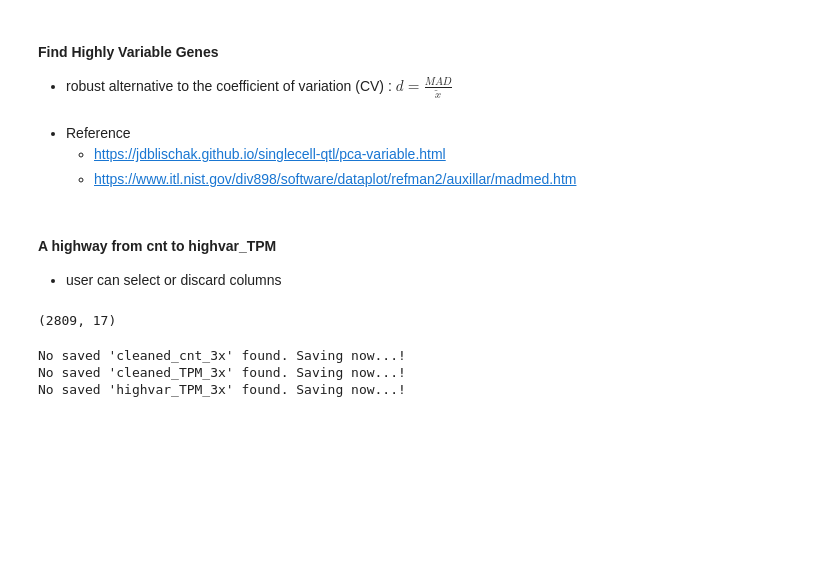
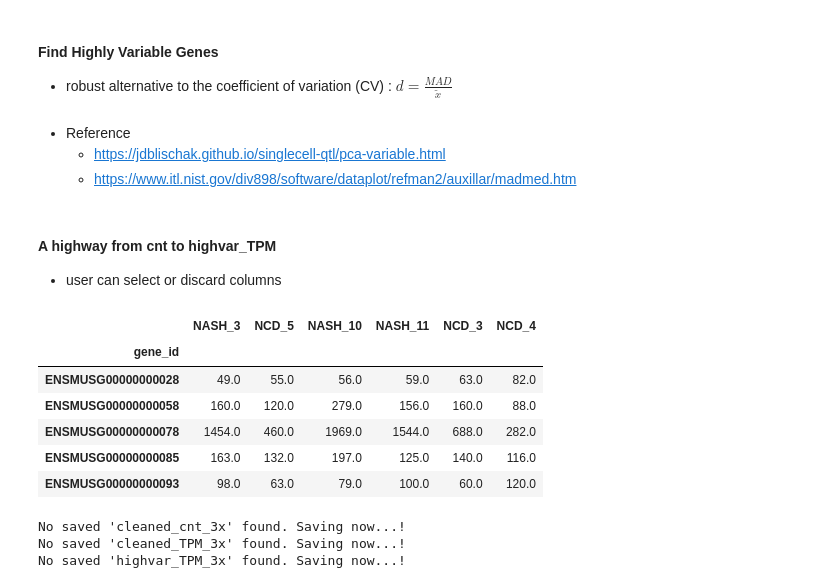
Before and after one commit to jigsaw-snu/NASH_HCC_liver-KRIBB_2022, a Jupyter notebook: srcs/rsem_star_deseq/sample_qc.ipynb, the cells around one changed output. Drawn from its saved outputs; the diff is of its cells as text; code cells hidden in the pictures; blank space fills up the shorter version.

```diff
--- a/srcs/rsem_star_deseq/sample_qc.ipynb
+++ b/srcs/rsem_star_deseq/sample_qc.ipynb
@@ -821,10 +835,17 @@ def HighwayTPM(cnt_data: pd.DataFrame, len_df: pd.DataFrame, sel: list=None, dis
     highvar = FindHighVarGene(cleaned_tpm)
 
     return (cleaned, cleaned_tpm, highvar)
-# %%
-highvar_TPM_3x.shape
-# %% [output]
-(2809, 17)
+# %%
+cleaned_cnt.loc[:, [x for x in cleaned_cnt.columns if 'NCD' in x or 'NASH' in x]].head()
+cleaned_cnt.loc[:, [x for x in cleaned_cnt.columns if 'NCD' in x or '']]
+# %% [output]
+|  | NASH_3 | NCD_5 | NASH_10 | NASH_11 | NCD_3 | NCD_4 |
+| gene_id |  |  |  |  |  |  |
+| ENSMUSG00000000028 | 49.0 | 55.0 | 56.0 | 59.0 | 63.0 | 82.0 |
+| ENSMUSG00000000058 | 160.0 | 120.0 | 279.0 | 156.0 | 160.0 | 88.0 |
+| ENSMUSG00000000078 | 1454.0 | 460.0 | 1969.0 | 1544.0 | 688.0 | 282.0 |
+| ENSMUSG00000000085 | 163.0 | 132.0 | 197.0 | 125.0 | 140.0 | 116.0 |
+| ENSMUSG00000000093 | 98.0 | 63.0 | 79.0 | 100.0 | 60.0 | 120.0 |
 # %%
 cleaned_cnt_3x, cleaned_TPM_3x, highvar_TPM_3x = HighwayTPM(cnt,
                                                             len_df = gene_length,
```
Also changed, not shown: parts of 14 cells of this notebook, 11 other files.
